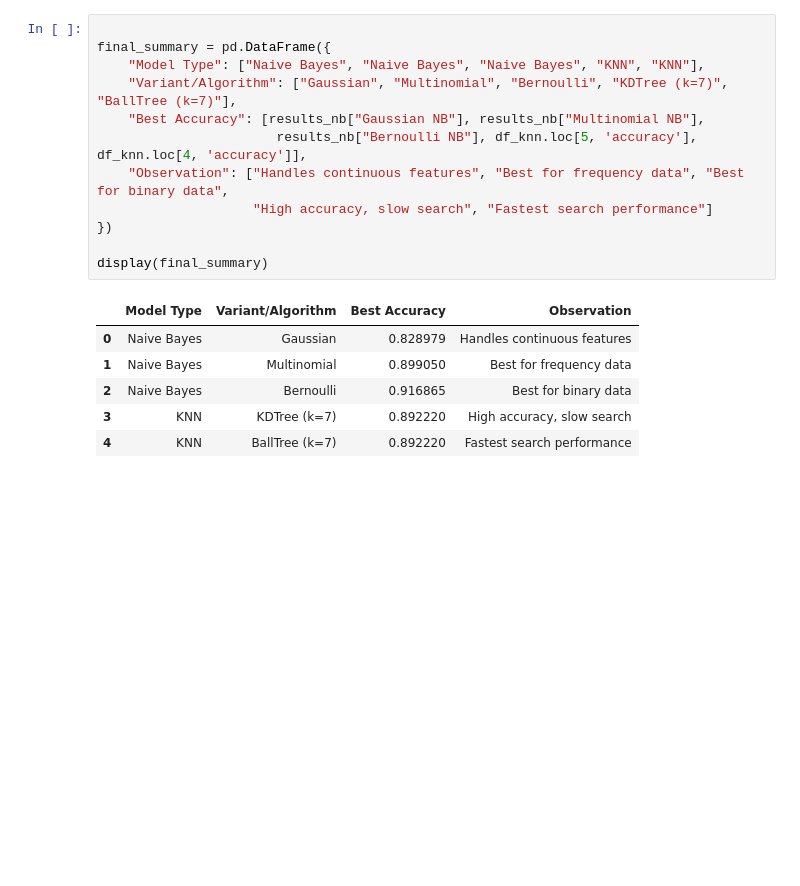
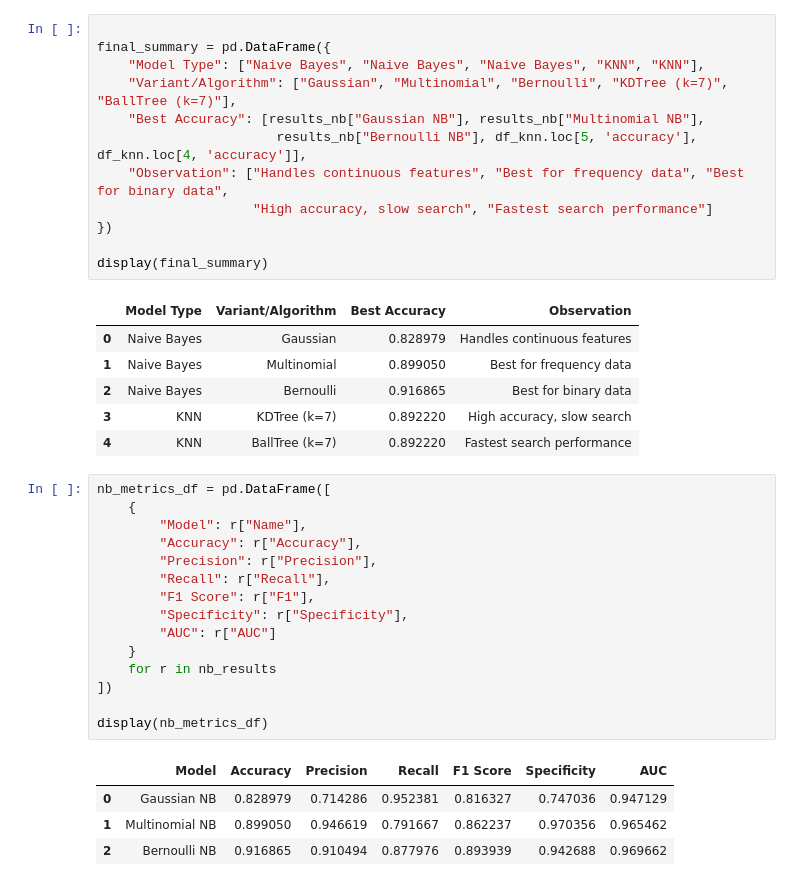
Before and after one commit to AvGeeky/ML_Lab_Sai, a Jupyter notebook: Ex2/Ex2.ipynb, the cells around one changed output. Saved outputs shown, nothing was run; the diff lists cells and outputs as text; blank space fills up the shorter version.

```diff
--- a/Ex2/Ex2.ipynb
+++ b/Ex2/Ex2.ipynb
@@ -221,3 +348,23 @@ display(final_summary)
 | 2 | Naive Bayes | Bernoulli | 0.916865 | Best for binary data |
 | 3 | KNN | KDTree (k=7) | 0.892220 | High accuracy, slow search |
 | 4 | KNN | BallTree (k=7) | 0.892220 | Fastest search performance |
+# %%
+nb_metrics_df = pd.DataFrame([
+    {
+        "Model": r["Name"],
+        "Accuracy": r["Accuracy"],
+        "Precision": r["Precision"],
+        "Recall": r["Recall"],
+        "F1 Score": r["F1"],
+        "Specificity": r["Specificity"],
+        "AUC": r["AUC"]
+    }
+    for r in nb_results
+])
+
+display(nb_metrics_df)
+# %% [output]
+|  | Model | Accuracy | Precision | Recall | F1 Score | Specificity | AUC |
+| 0 | Gaussian NB | 0.828979 | 0.714286 | 0.952381 | 0.816327 | 0.747036 | 0.947129 |
+| 1 | Multinomial NB | 0.899050 | 0.946619 | 0.791667 | 0.862237 | 0.970356 | 0.965462 |
+| 2 | Bernoulli NB | 0.916865 | 0.910494 | 0.877976 | 0.893939 | 0.942688 | 0.969662 |
```
Also changed, not shown: parts of 6 cells of this notebook, 3 other files.
